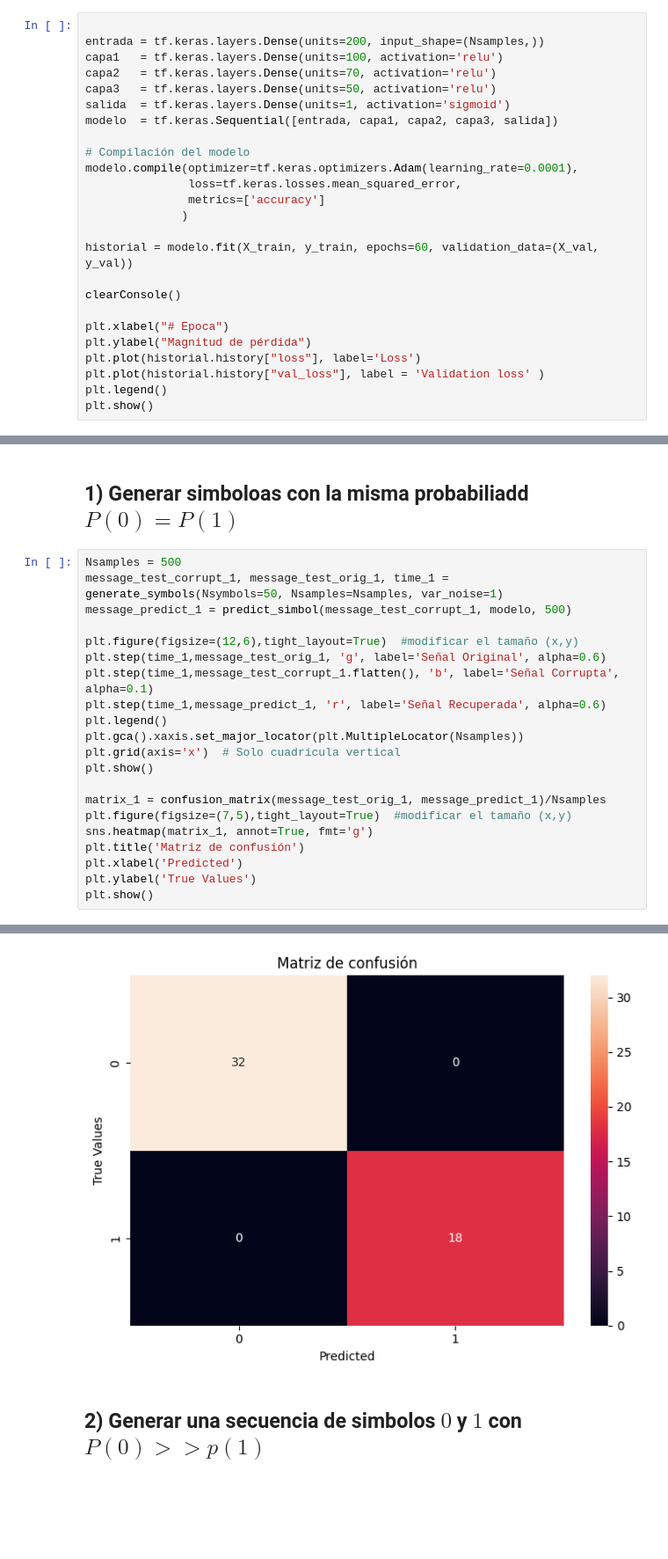
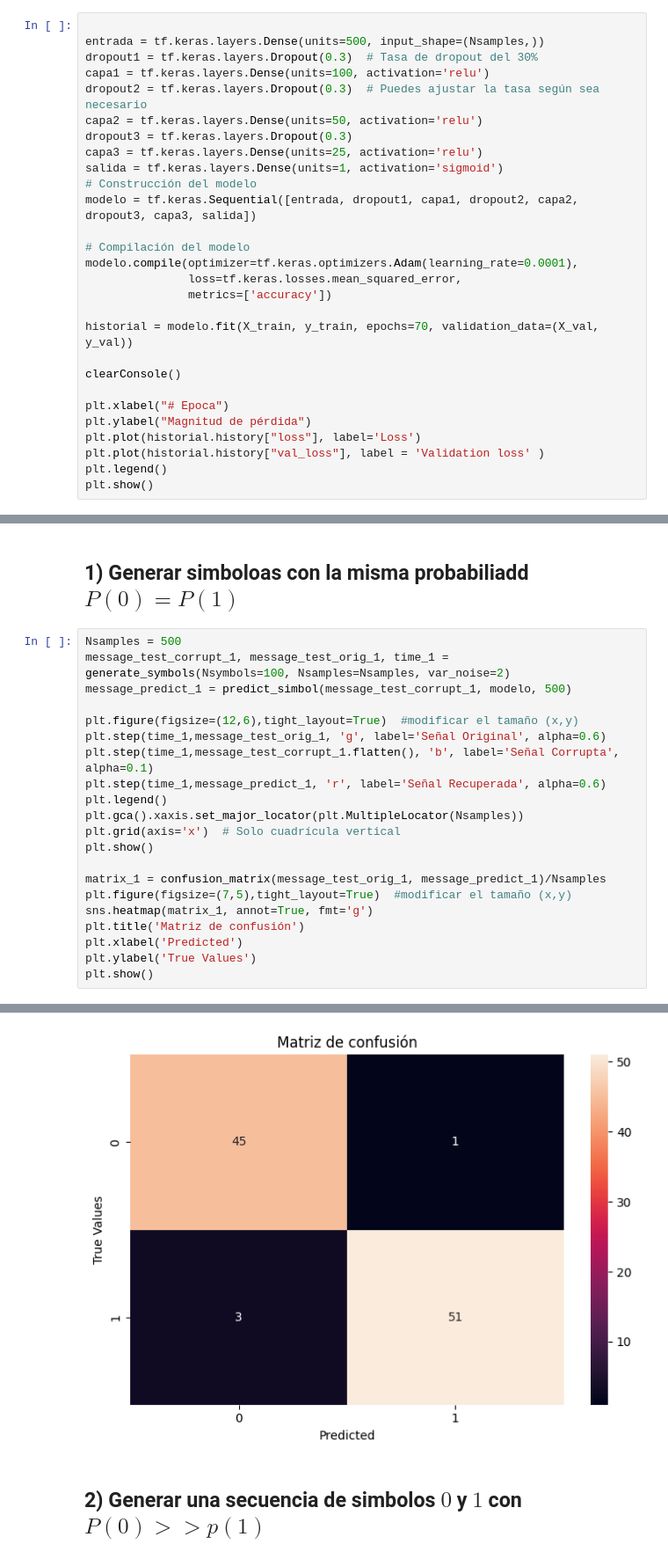
Before and after one commit to JCardenas05/Teoria_Se-ales, a Jupyter notebook: Taller_5/Taller_7_MLP.ipynb, the cells around one changed output, grey strips where cells are left out. Shown at 88% size. Saved outputs shown, nothing was run; the diff lists cells and outputs as text; blank space fills up the shorter version.

```diff
--- a/Taller_5/Taller_7_MLP.ipynb
+++ b/Taller_5/Taller_7_MLP.ipynb
@@ -184,20 +184,23 @@ Señal Corrupta validación: (1200, 500)
 Señal Original validación: (1200, 500)
 # %%
 
-entrada = tf.keras.layers.Dense(units=200, input_shape=(Nsamples,))
-capa1   = tf.keras.layers.Dense(units=100, activation='relu')
-capa2   = tf.keras.layers.Dense(units=70, activation='relu')
-capa3   = tf.keras.layers.Dense(units=50, activation='relu')
-salida  = tf.keras.layers.Dense(units=1, activation='sigmoid')
-modelo  = tf.keras.Sequential([entrada, capa1, capa2, capa3, salida])
+entrada = tf.keras.layers.Dense(units=500, input_shape=(Nsamples,))
+dropout1 = tf.keras.layers.Dropout(0.3)  # Tasa de dropout del 30%
+capa1 = tf.keras.layers.Dense(units=100, activation='relu')
+dropout2 = tf.keras.layers.Dropout(0.3)  # Puedes ajustar la tasa según sea necesario
+capa2 = tf.keras.layers.Dense(units=50, activation='relu')
+dropout3 = tf.keras.layers.Dropout(0.3)
+capa3 = tf.keras.layers.Dense(units=25, activation='relu')
+salida = tf.keras.layers.Dense(units=1, activation='sigmoid')
+# Construcción del modelo
+modelo = tf.keras.Sequential([entrada, dropout1, capa1, dropout2, capa2, dropout3, capa3, salida])
 
 # Compilación del modelo
 modelo.compile(optimizer=tf.keras.optimizers.Adam(learning_rate=0.0001),
                loss=tf.keras.losses.mean_squared_error,
-               metrics=['accuracy']
-              )
+               metrics=['accuracy'])
 
-historial = modelo.fit(X_train, y_train, epochs=60, validation_data=(X_val, y_val))
+historial = modelo.fit(X_train, y_train, epochs=70, validation_data=(X_val, y_val))
 
 clearConsole()
 
@@ -230,7 +233,7 @@ Epoch 60/60
 ## 1) Generar simboloas con la misma probabiliadd $P(0) = P(1)$
 # %%
 Nsamples = 500
-message_test_corrupt_1, message_test_orig_1, time_1 = generate_symbols(Nsymbols=50, Nsamples=Nsamples, var_noise=1)
+message_test_corrupt_1, message_test_orig_1, time_1 = generate_symbols(Nsymbols=100, Nsamples=Nsamples, var_noise=2)
 message_predict_1 = predict_simbol(message_test_corrupt_1, modelo, 500)
 
 plt.figure(figsize=(12,6),tight_layout=True)  #modificar el tamaño (x,y)
@@ -255,4 +258,4 @@ plt.show()
-[figure, old version]
+[figure, new version]
 # %% [markdown]
 ## 2) Generar una secuencia de simbolos $0$ y $1$ con $P(0) >> p(1)$
 # %%
```
Also changed, not shown: parts of 6 cells of this notebook, 9 other files.
